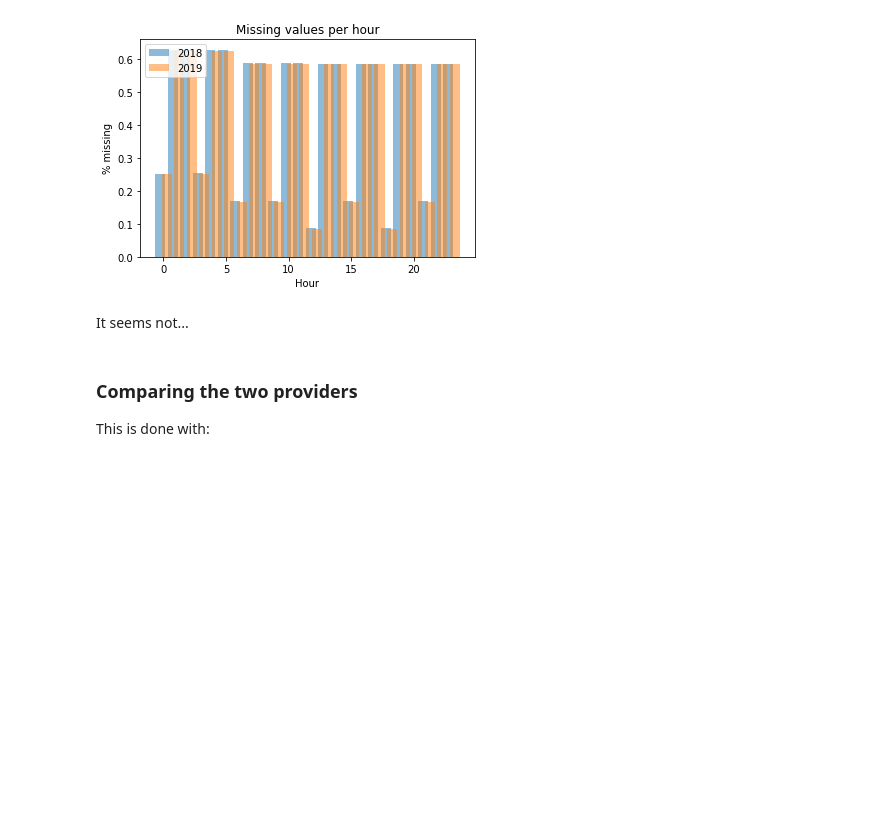
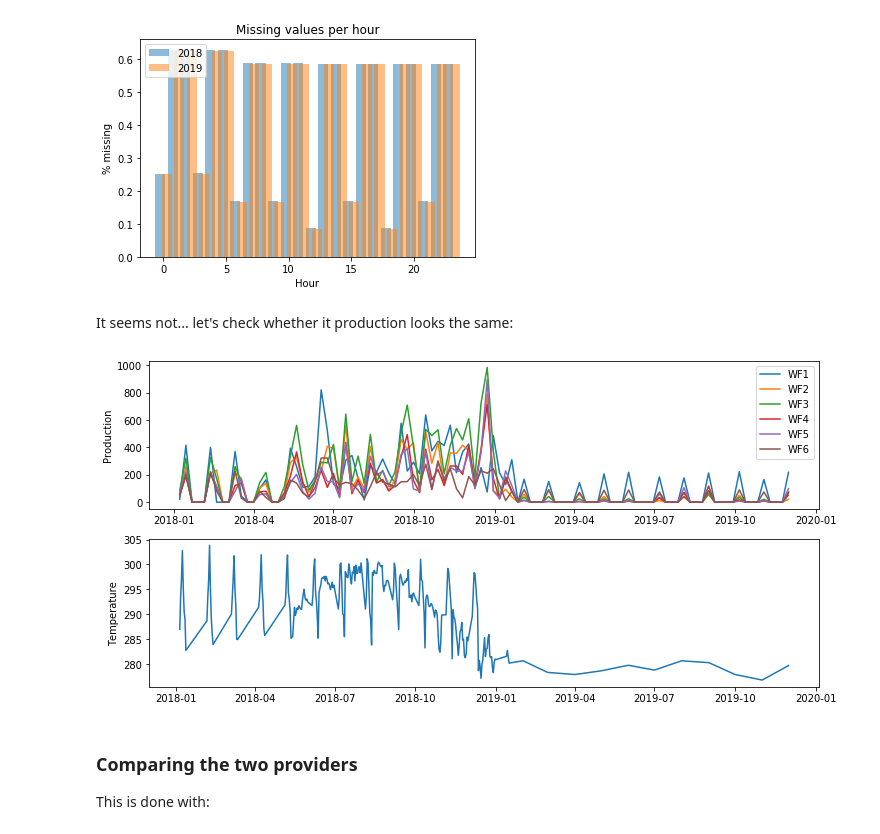
Before and after one commit to gaspardbb/astreos, a Jupyter notebook: exploring_the_data.ipynb, the cells around one changed output. Drawn from its saved outputs; the diff is of its cells as text; code cells hidden in the pictures; blank space fills up the shorter version.

```diff
--- a/exploring_the_data.ipynb
+++ b/exploring_the_data.ipynb
@@ -32,7 +105,7 @@ df.index = pd.to_datetime(df.index)
 # Otherwise, dtype=Object=terrible
 df['WF'] = df['WF'].astype('category')
 df['WF'] = df['WF'].cat.rename_categories(range(1, 7))
-df = df.drop('ID', axis=1)
+df = df.drop('Production', axis=1)
 
 # Special indexing having time AND WF id
 index_wf_time = pd.MultiIndex.from_frame(df.reset_index()[['Time', 'WF']])
@@ -217,8 +290,23 @@ plt.legend()
 plt.show()
 # %% [output]
 [figure]
-# %% [markdown]
-It seems not...
+# %% [markdown]
+It seems not... let's check whether it production looks the same:
+# %%
+fig, axes = plt.subplots(2, 1, figsize=(12, 6))
+for wf in set(y_train['WF']):
+    # select WF
+    data = y_train.loc[y_train['WF']==wf]
+    # get weekly generated power
+    data = data.resample('W').sum().dropna()
+    sns.lineplot(data=data['Production'], label='WF%s' % wf, ax=axes[0])
+axes[0].set_ylabel('Production')
+axes[0].legend()
+sns.lineplot(data=temp_df_day, ax=axes[1])
+axes[1].set_ylabel('Temperature')
+plt.show()
+# %% [output]
+[figure, added]
 # %% [markdown]
 ### Comparing the two providers
 
```
Also changed, not shown: parts of 10 cells of this notebook.
